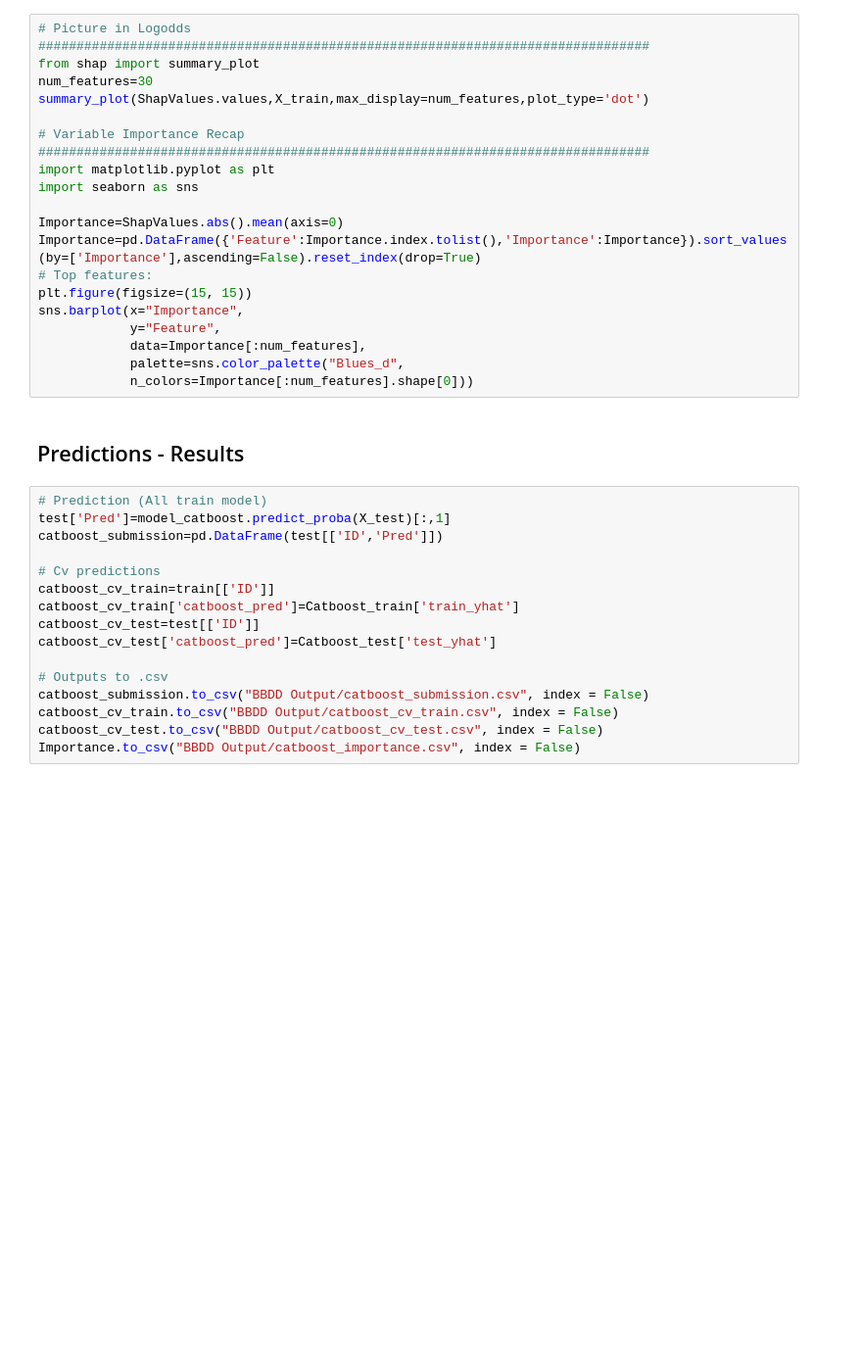
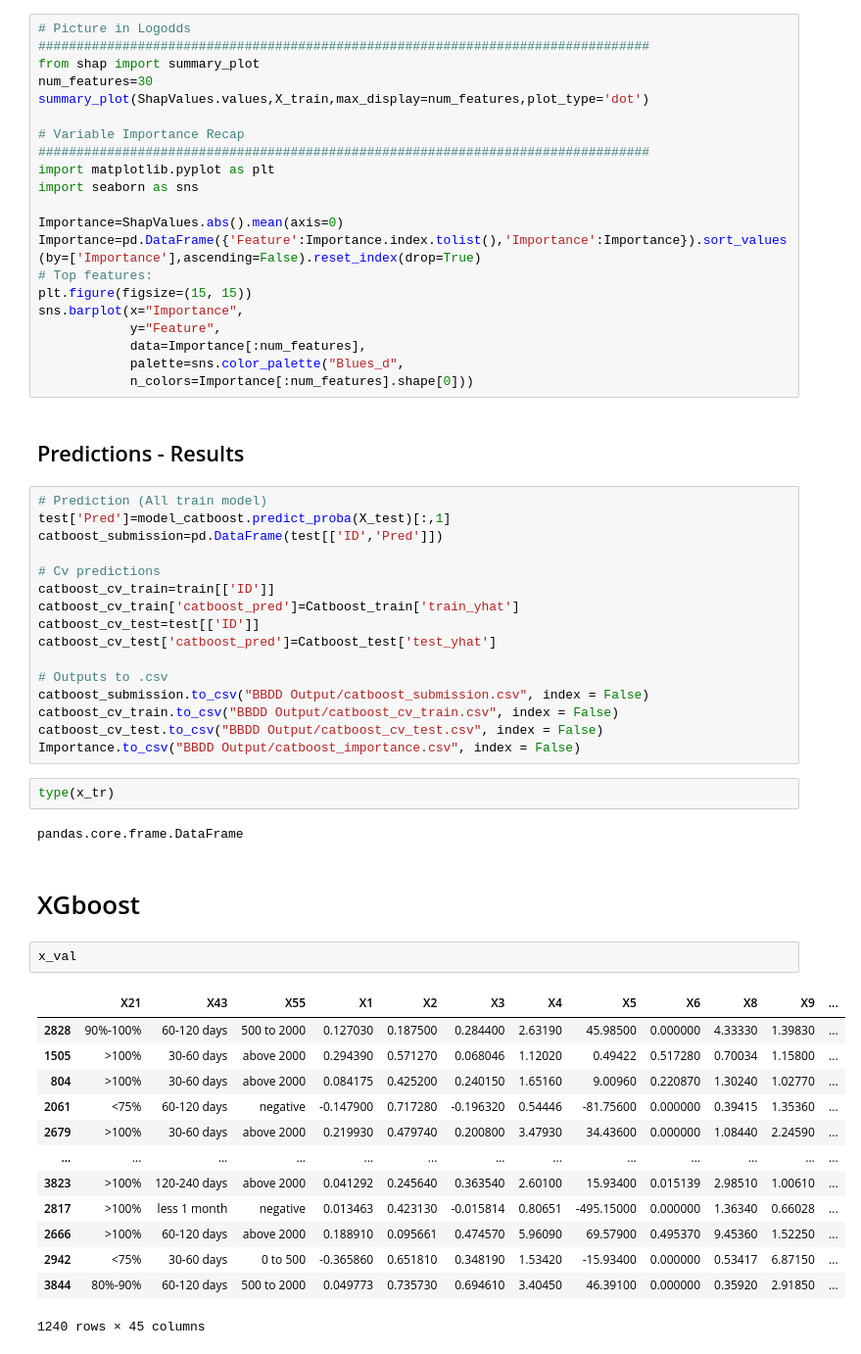
Before and after one commit to JanLeyva/Catboost, a Jupyter notebook: CatBoost.ipynb, the cells around one changed output. Shown at 98% size. Cells and saved outputs as stored; diff of their text form; blank space fills up the shorter version.

```diff
--- a/CatBoost.ipynb
+++ b/CatBoost.ipynb
@@ -257,3 +271,25 @@ catboost_submission.to_csv("BBDD Output/catboost_submission.csv", index = False)
 catboost_cv_train.to_csv("BBDD Output/catboost_cv_train.csv", index = False)
 catboost_cv_test.to_csv("BBDD Output/catboost_cv_test.csv", index = False)
 Importance.to_csv("BBDD Output/catboost_importance.csv", index = False)
+# %%
+type(x_tr)
+# %% [output]
+pandas.core.frame.DataFrame
+# %% [markdown]
+# XGboost
+# %%
+x_val
+# %% [output]
+|  | X21 | X43 | X55 | X1 | X2 | X3 | X4 | X5 | X6 | X8 | X9 | ... |
+| 2828 | 90%-100% | 60-120 days | 500 to 2000 | 0.127030 | 0.187500 | 0.284400 | 2.63190 | 45.98500 | 0.000000 | 4.33330 | 1.39830 | ... |
+| 1505 | >100% | 30-60 days | above 2000 | 0.294390 | 0.571270 | 0.068046 | 1.12020 | 0.49422 | 0.517280 | 0.70034 | 1.15800 | ... |
+| 804 | >100% | 30-60 days | above 2000 | 0.084175 | 0.425200 | 0.240150 | 1.65160 | 9.00960 | 0.220870 | 1.30240 | 1.02770 | ... |
+| 2061 | <75% | 60-120 days | negative | -0.147900 | 0.717280 | -0.196320 | 0.54446 | -81.75600 | 0.000000 | 0.39415 | 1.35360 | ... |
+| 2679 | >100% | 30-60 days | above 2000 | 0.219930 | 0.479740 | 0.200800 | 3.47930 | 34.43600 | 0.000000 | 1.08440 | 2.24590 | ... |
+| ... | ... | ... | ... | ... | ... | ... | ... | ... | ... | ... | ... | ... |
+| 3823 | >100% | 120-240 days | above 2000 | 0.041292 | 0.245640 | 0.363540 | 2.60100 | 15.93400 | 0.015139 | 2.98510 | 1.00610 | ... |
+| 2817 | >100% | less 1 month | negative | 0.013463 | 0.423130 | -0.015814 | 0.80651 | -495.15000 | 0.000000 | 1.36340 | 0.66028 | ... |
+| 2666 | >100% | 60-120 days | above 2000 | 0.188910 | 0.095661 | 0.474570 | 5.96090 | 69.57900 | 0.495370 | 9.45360 | 1.52250 | ... |
+| 2942 | <75% | 30-60 days | 0 to 500 | -0.365860 | 0.651810 | 0.348190 | 1.53420 | -15.93400 | 0.000000 | 0.53417 | 6.87150 | ... |
+| 3844 | 80%-90% | 60-120 days | 500 to 2000 | 0.049773 | 0.735730 | 0.694610 | 3.40450 | 46.39100 | 0.000000 | 0.35920 | 2.91850 | ... |
+1240 rows × 45 columns
```
Also changed, not shown: parts of 17 cells of this notebook, 9 other files.
